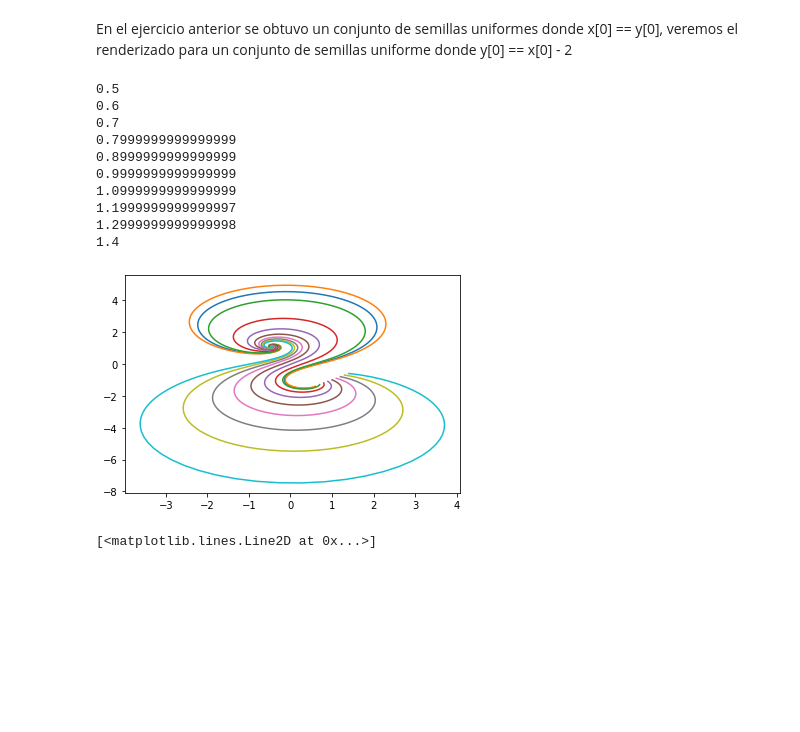
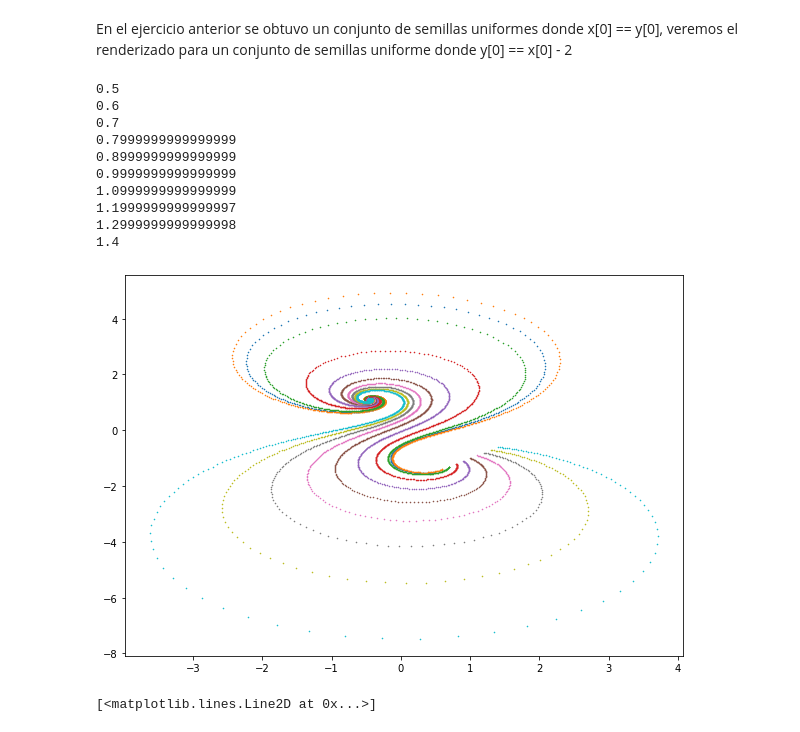
Before and after one commit to RonnyGuevara/Fractal_Images, a Jupyter notebook: TP2/TP2_FI.ipynb, the cells around one changed output. Cells and saved outputs as stored; diff of their text form; code cells hidden in the pictures; blank space fills up the shorter version.

```diff
--- a/TP2/TP2_FI.ipynb
+++ b/TP2/TP2_FI.ipynb
@@ -168,23 +169,24 @@ def eulerMod(f, t0, tn, x0, n):
 # %% [markdown]
 En el ejercicio anterior se obtuvo un conjunto de semillas uniformes donde x[0] == y[0], veremos el renderizado para un conjunto de semillas uniforme donde y[0] == x[0] - 2
 # %%
+plt.figure(figsize=(10, 7))
 for x0 in np.arange(0.5, 1.5, 0.1):
   print (x0)
   x = np.array([x0,x0-2])
   (t, x) = eulerMod(f, 0, 10, x, 1000)
-  plt.plot(x[0], x[1])
+  plt.scatter(x[0], x[1], s=0.5, cmap='jet',  marker='*')
 # %% [output]
 0.5
 0.6
 0.7
 0.7999999999999999
 0.8999999999999999
 0.9999999999999999
 1.0999999999999999
 1.1999999999999997
 1.2999999999999998
 1.4
-[figure, old version]
+[figure, new version]
 # %%
 plt.plot(t, x[0])
 plt.plot(t, x[1])
```
Also changed, not shown: parts of 6 cells of this notebook.
